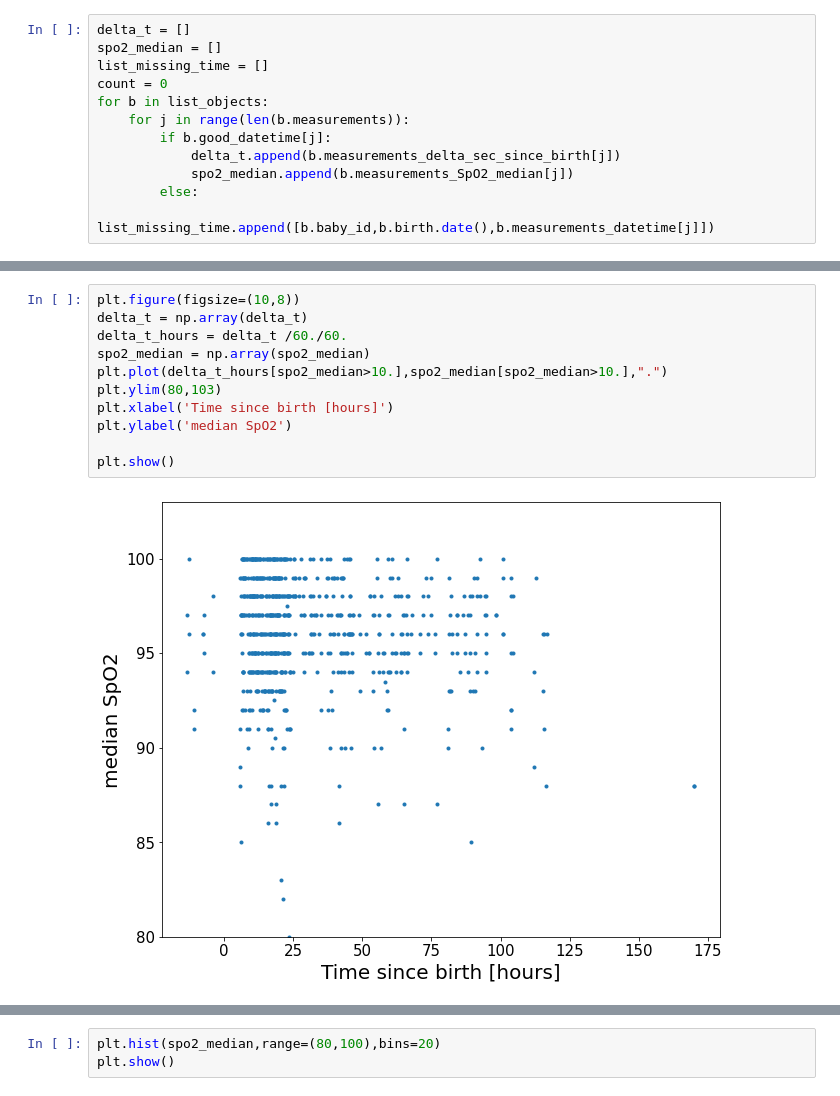
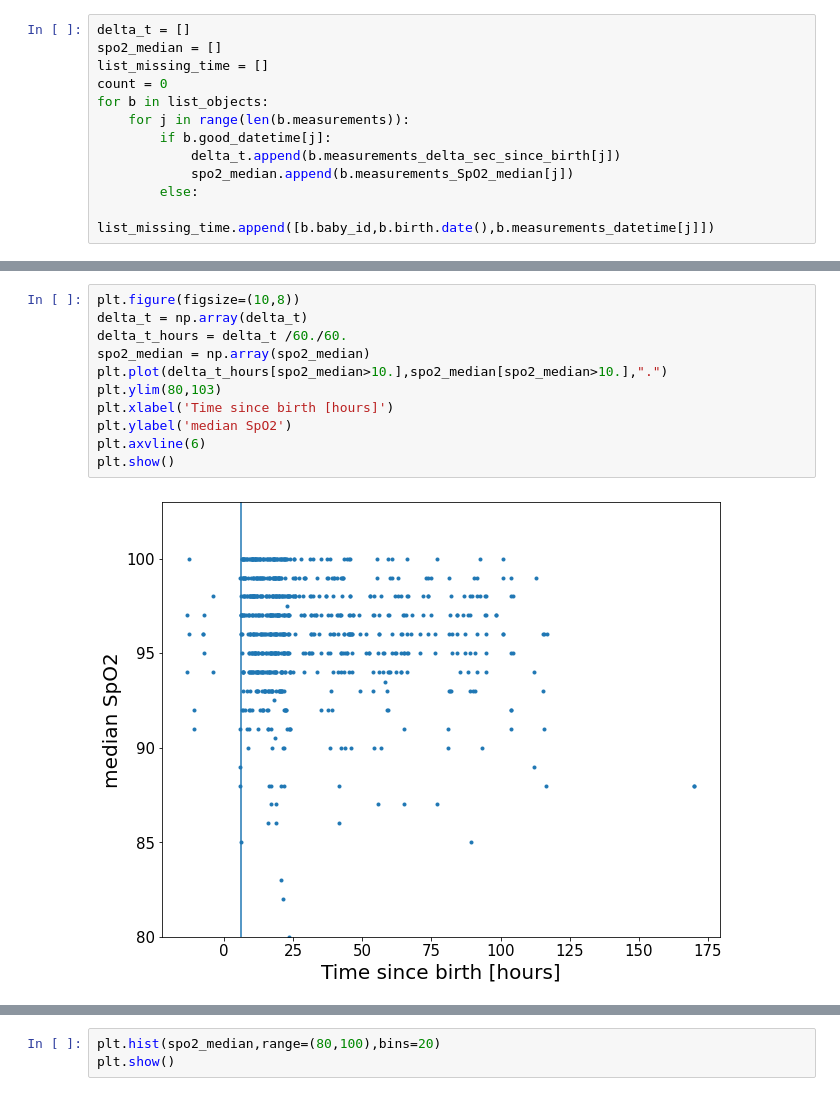
Before and after one commit to shisteve/NHS, a Jupyter notebook: 002_class_baby.ipynb, the cells around one changed output, grey strips where cells are left out. Saved outputs shown, nothing was run; the diff lists cells and outputs as text.

```diff
--- a/002_class_baby.ipynb
+++ b/002_class_baby.ipynb
@@ -1332,16 +1328,16 @@ for i in range(len(list_missing_time)):
 # %%
 plt.figure(figsize=(10,8))
 delta_t = np.array(delta_t)
 delta_t_hours = delta_t /60./60.
 spo2_median = np.array(spo2_median)
 plt.plot(delta_t_hours[spo2_median>10.],spo2_median[spo2_median>10.],".")
 plt.ylim(80,103)
 plt.xlabel('Time since birth [hours]')
 plt.ylabel('median SpO2')
-
+plt.axvline(6)
 plt.show()
 # %% [output]
-[figure, old version]
+[figure, new version]
 # %%
 plt.hist(delta_t_hours,bins=30)
 plt.show()
```
Also changed, not shown: parts of 7 cells of this notebook.
